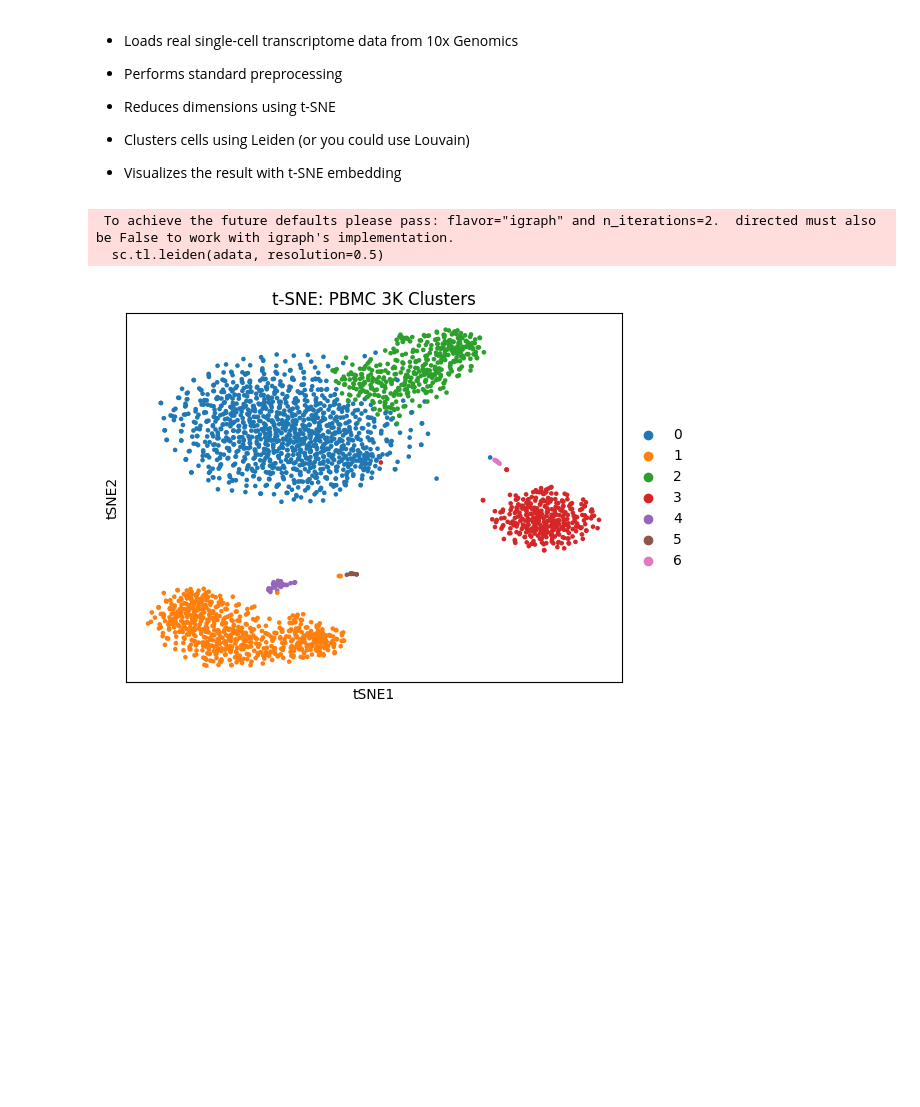
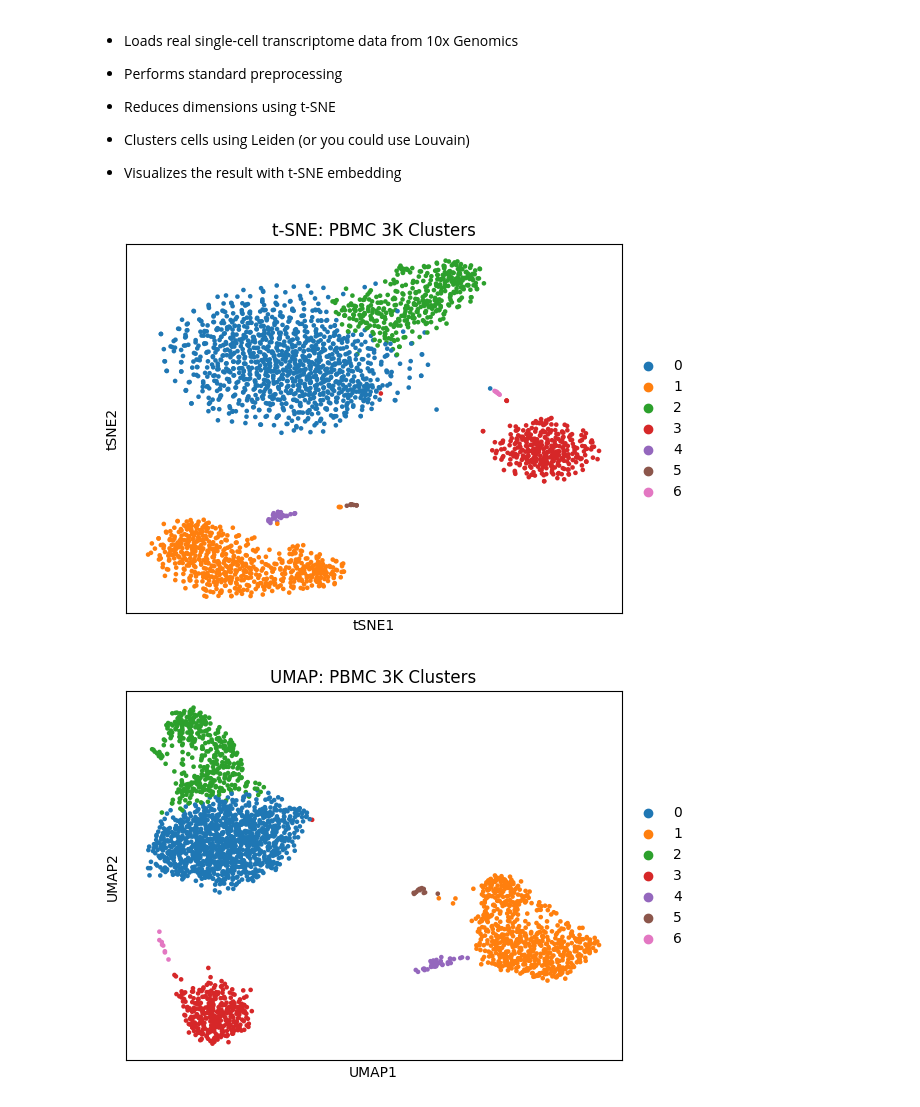
Before and after one commit to neelsoumya/python_machine_learning, a Jupyter notebook: singlcecell_unsupervised.ipynb, the cells around one changed output. Drawn from its saved outputs; the diff is of its cells as text; code cells hidden in the pictures; blank space fills up the shorter version.

```diff
--- a/singlcecell_unsupervised.ipynb
+++ b/singlcecell_unsupervised.ipynb
@@ -45,33 +45,32 @@ adata = sc.datasets.pbmc3k()
 # Step 2: Preprocessing
 sc.pp.filter_cells(adata, min_genes=200)
 sc.pp.filter_genes(adata, min_cells=3)
 adata.var['mt'] = adata.var_names.str.startswith('MT-')  # Identify mitochondrial genes
 sc.pp.calculate_qc_metrics(adata, qc_vars=['mt'], percent_top=None, log1p=False, inplace=True)
 
 # Step 3: Normalize and log-transform
 sc.pp.normalize_total(adata, target_sum=1e4)
 sc.pp.log1p(adata)
 
 # Step 4: Identify highly variable genes
 sc.pp.highly_variable_genes(adata, min_mean=0.0125, max_mean=3, min_disp=0.5)
 adata = adata[:, adata.var.highly_variable]
 
 # Step 5: Scale data and perform PCA
 sc.pp.scale(adata, max_value=10)
 sc.tl.pca(adata, svd_solver='arpack')
 
 # Step 6: Nearest neighbors and clustering (e.g., Louvain)
 sc.pp.neighbors(adata, n_neighbors=10, n_pcs=40)
 sc.tl.umap(adata)
 sc.tl.tsne(adata, n_pcs=40)
 sc.tl.leiden(adata, resolution=0.5)
 
 # Step 7: Plot t-SNE colored by cluster
 sc.pl.tsne(adata, color=['leiden'], title='t-SNE: PBMC 3K Clusters')
 
 # Optional: See UMAP as well
-# sc.pl.umap(adata, color=['leiden'], title='UMAP: PBMC 3K Clusters')
+sc.pl.umap(adata, color=['leiden'], title='UMAP: PBMC 3K Clusters')
 # %% [output]
- To achieve the future defaults please pass: flavor="igraph" and n_iterations=2.  directed must also be False to work with igraph's implementation.
-  sc.tl.leiden(adata, resolution=0.5)
 [figure]
+[figure, added]
```
